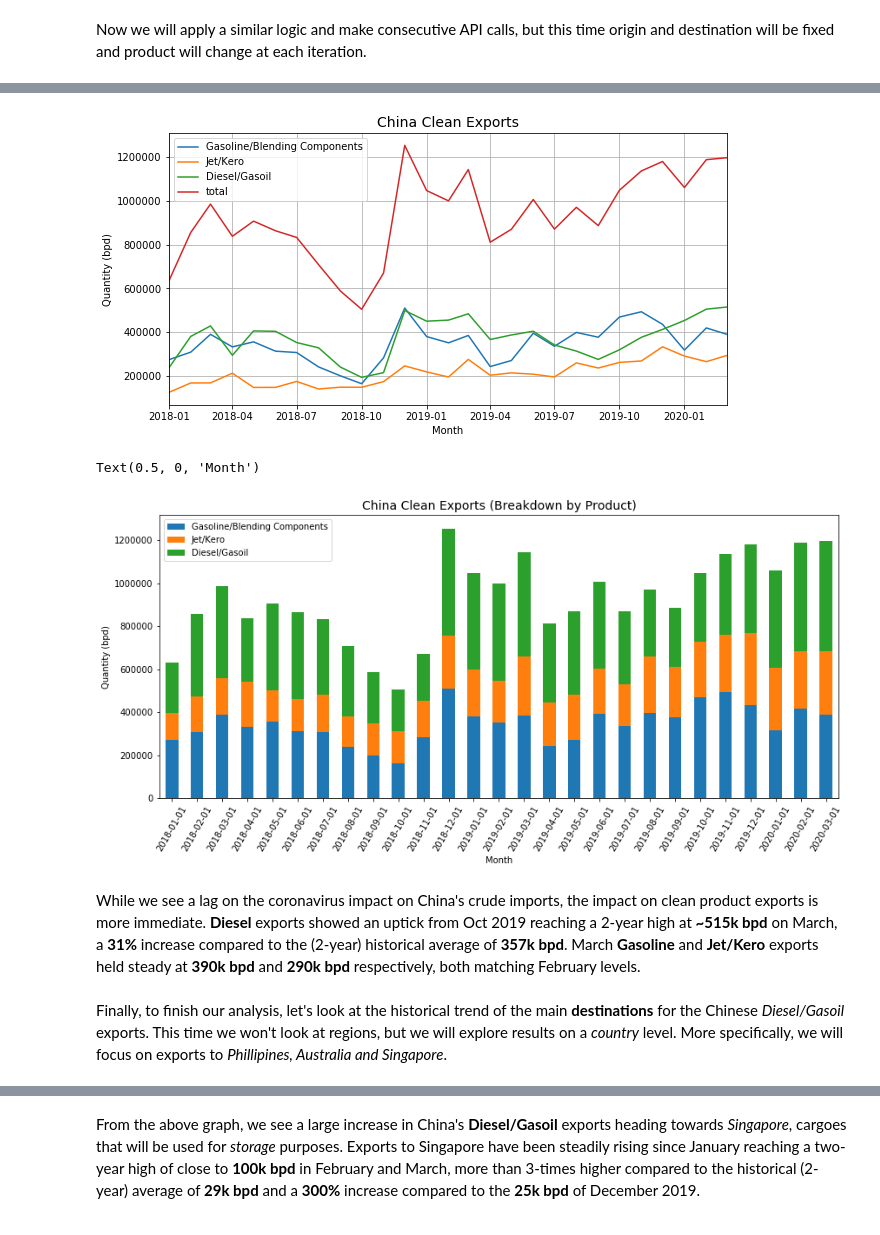
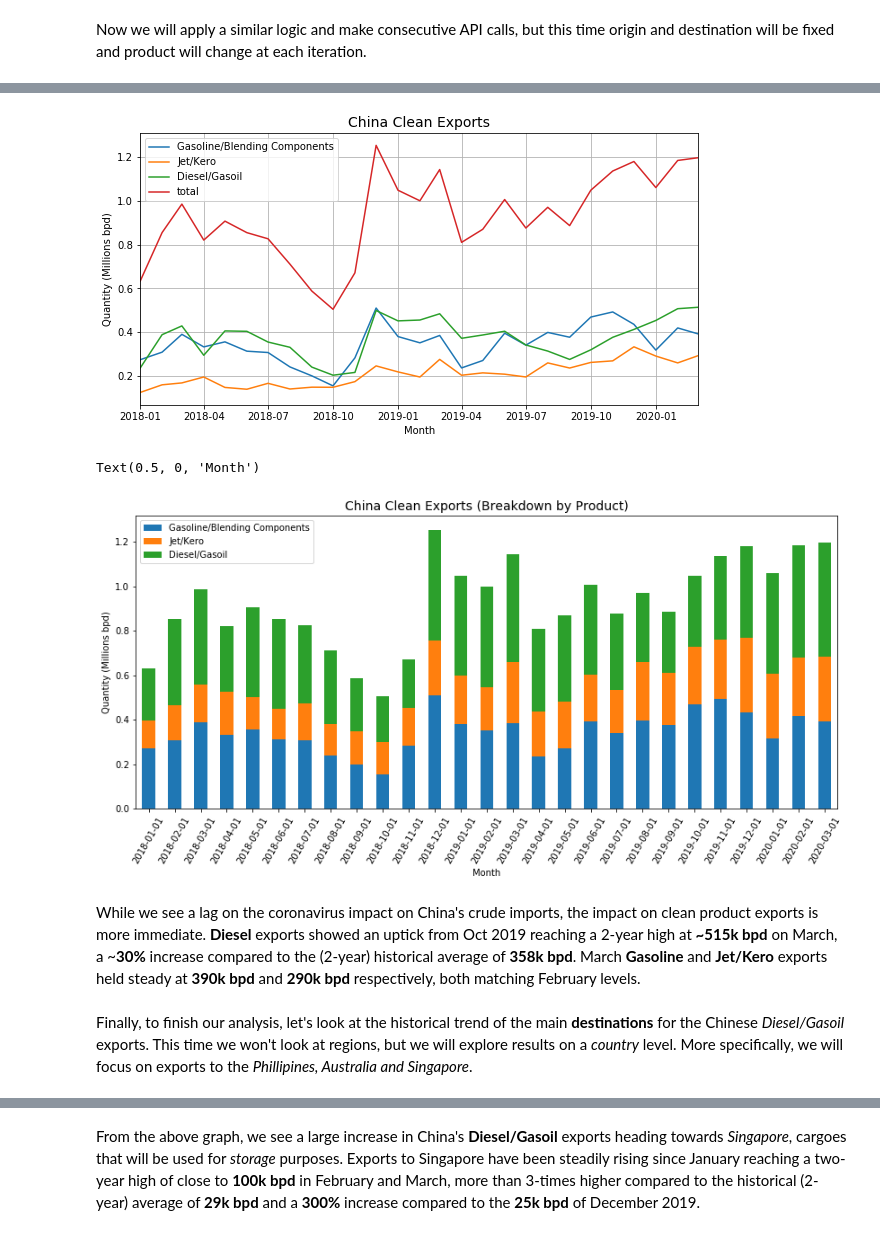
Before and after one commit to VorTECHsa/python-sdk, a Jupyter notebook: docs/examples/China_Flows.ipynb, the cells around one changed output, grey strips where cells are left out. Saved outputs shown, nothing was run; the diff lists cells and outputs as text; code cells hidden in the pictures.

```diff
--- a/docs/examples/China_Flows.ipynb
+++ b/docs/examples/China_Flows.ipynb
@@ -369,26 +371,26 @@ round(df_clean[:-3].mean().to_frame().rename(columns={0: 'avg_bpd'})).astype(int
 # %%
 # Plot the data
-df_clean.plot(figsize=(10,5))
+(df_clean / 10**6).plot(figsize=(10,5))
 plt.title('China Clean Exports', fontsize=14)
-plt.ylabel('Quantity (bpd)')
+plt.ylabel('Quantity (Millions bpd)')
 plt.xlabel('Month')
 plt.grid()
 # %% [output]
-[figure, old version]
+[figure, new version]
 # %%
 # Alternative way to visualize data: Create a stacked barplot
-df_clean[list(products_dict.values())].plot.bar(stacked=True, figsize = (14,6))
+(df_clean[list(products_dict.values())] / 10**6).plot.bar(stacked=True, figsize = (14,6))
 plt.xticks(rotation = 60)
 plt.title('China Clean Exports (Breakdown by Product)', fontsize=14)
-plt.ylabel('Quantity (bpd)')
+plt.ylabel('Quantity (Millions bpd)')
 plt.xlabel('Month')
 # %% [output]
 Text(0.5, 0, 'Month')
-[figure, old version]
+[figure, new version]
 # %% [markdown]
-While we see a lag on the coronavirus impact on China's crude imports, the impact on clean product exports is more immediate. **Diesel** exports showed an uptick from Oct 2019 reaching a 2-year high at **~515k bpd** on March, a **31%** increase compared to the (2-year) historical average of **357k bpd**. March **Gasoline** and **Jet/Kero** exports held steady at **390k bpd** and **290k bpd** respectively, both matching February levels.
+While we see a lag on the coronavirus impact on China's crude imports, the impact on clean product exports is more immediate. **Diesel** exports showed an uptick from Oct 2019 reaching a 2-year high at **~515k bpd** on March, a ~**30%** increase compared to the (2-year) historical average of **358k bpd**. March **Gasoline** and **Jet/Kero** exports held steady at **390k bpd** and **290k bpd** respectively, both matching February levels.
 # %% [markdown]
-Finally, to finish our analysis, let's look at the historical trend of the main **destinations** for the Chinese *Diesel/Gasoil* exports. This time we won't look at regions, but we will explore results on a *country* level. More specifically, we will focus on exports to *Phillipines, Australia and Singapore*.
+Finally, to finish our analysis, let's look at the historical trend of the main **destinations** for the Chinese *Diesel/Gasoil* exports. This time we won't look at regions, but we will explore results on a *country* level. More specifically, we will focus on exports to the *Phillipines, Australia and Singapore*.
 # %%
 # Find country IDs
 philli = [g.id for g in Geographies().search('Philippines').to_list() if 'country' in g.layer]
```
Also changed, not shown: parts of 25 cells of this notebook.
